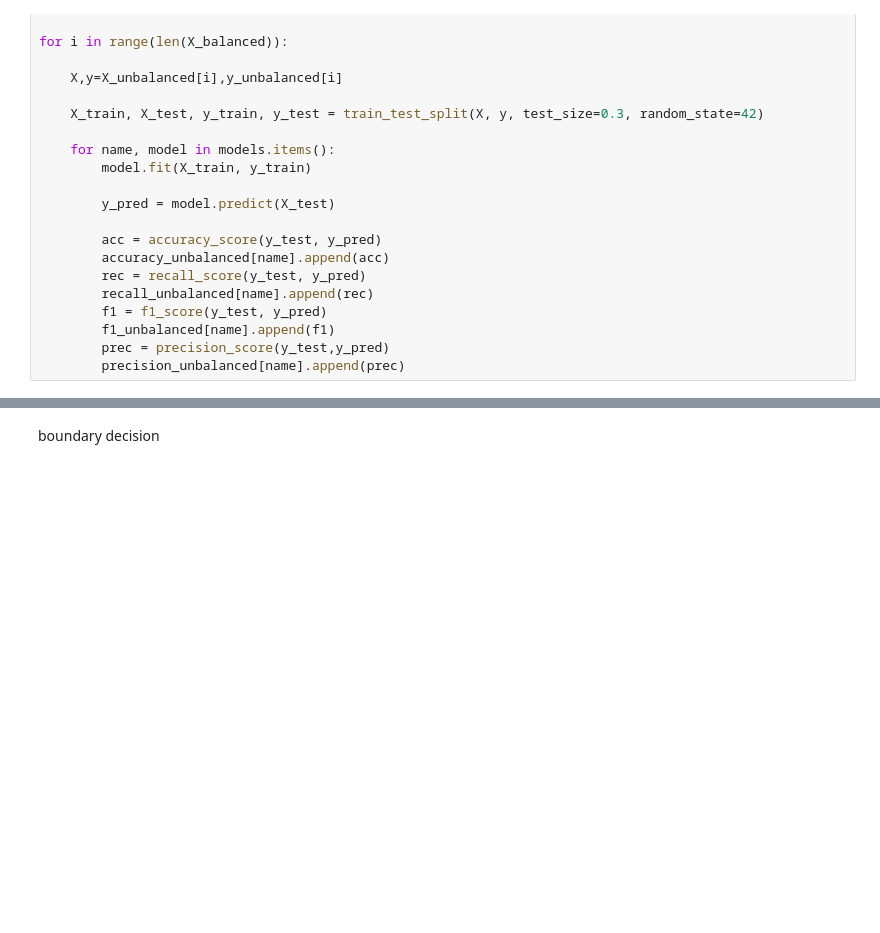
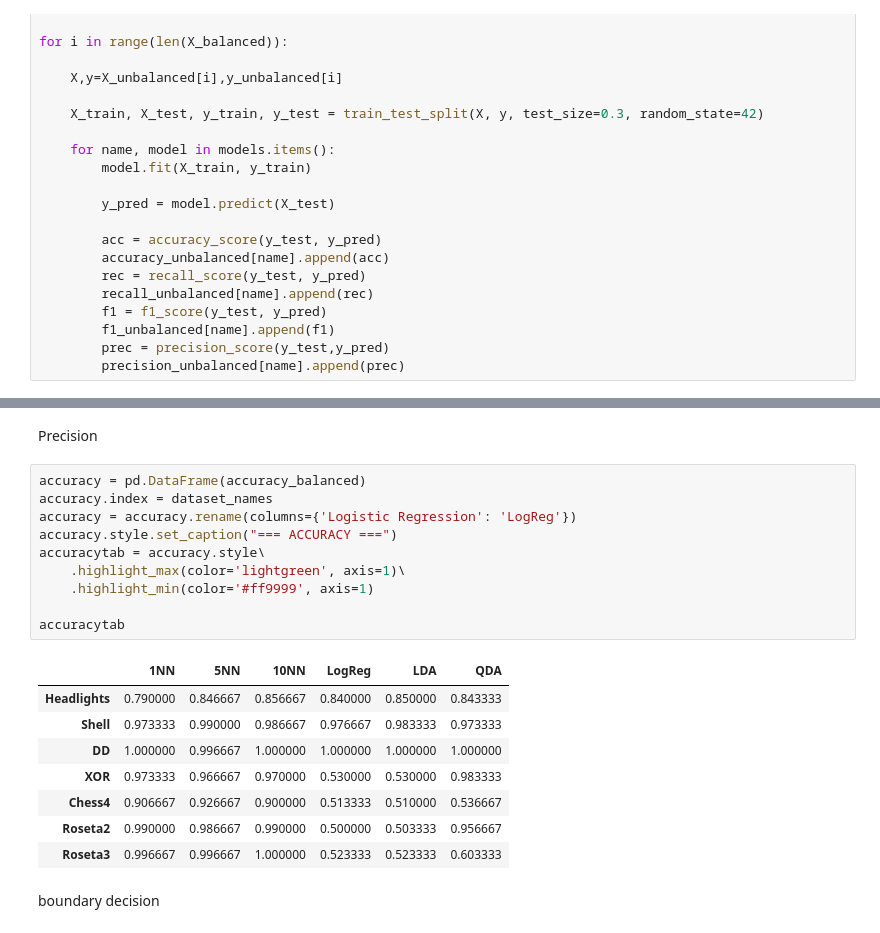
Before and after one commit to Mathis1311/Machine-Learning-project, a Jupyter notebook: project.ipynb, the cells around one changed output, grey strips where cells are left out. Cells and saved outputs as stored; diff of their text form; blank space fills up the shorter version.

```diff
--- a/project.ipynb
+++ b/project.ipynb
@@ -523,4 +523,25 @@ for i in range(len(dataset_names)):
 [figure]
 [figure]
+# %% [markdown]
+Precision
+# %%
+accuracy = pd.DataFrame(accuracy_balanced)
+accuracy.index = dataset_names
+accuracy = accuracy.rename(columns={'Logistic Regression': 'LogReg'})
+accuracy.style.set_caption("=== ACCURACY ===")
+accuracytab = accuracy.style\
+    .highlight_max(color='lightgreen', axis=1)\
+    .highlight_min(color='#ff9999', axis=1)
+
+accuracytab
+# %% [output]
+|  | 1NN | 5NN | 10NN | LogReg | LDA | QDA |
+| Headlights | 0.790000 | 0.846667 | 0.856667 | 0.840000 | 0.850000 | 0.843333 |
+| Shell | 0.973333 | 0.990000 | 0.986667 | 0.976667 | 0.983333 | 0.973333 |
+| DD | 1.000000 | 0.996667 | 1.000000 | 1.000000 | 1.000000 | 1.000000 |
+| XOR | 0.973333 | 0.966667 | 0.970000 | 0.530000 | 0.530000 | 0.983333 |
+| Chess4 | 0.906667 | 0.926667 | 0.900000 | 0.513333 | 0.510000 | 0.536667 |
+| Roseta2 | 0.990000 | 0.986667 | 0.990000 | 0.500000 | 0.503333 | 0.956667 |
+| Roseta3 | 0.996667 | 0.996667 | 1.000000 | 0.523333 | 0.523333 | 0.603333 |
 # %% [markdown]
 boundary decision
```
Also changed, not shown: parts of 5 cells of this notebook.
